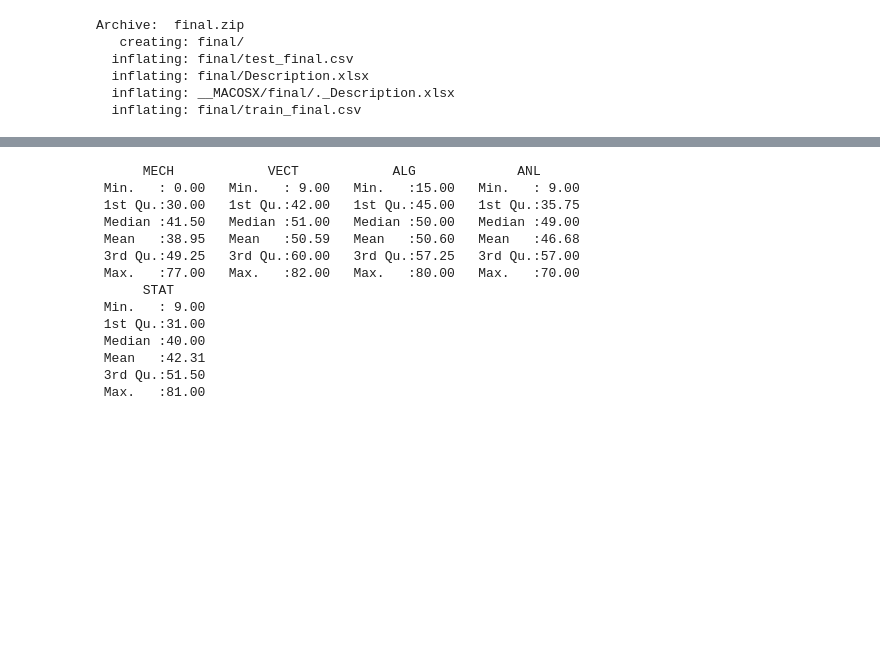
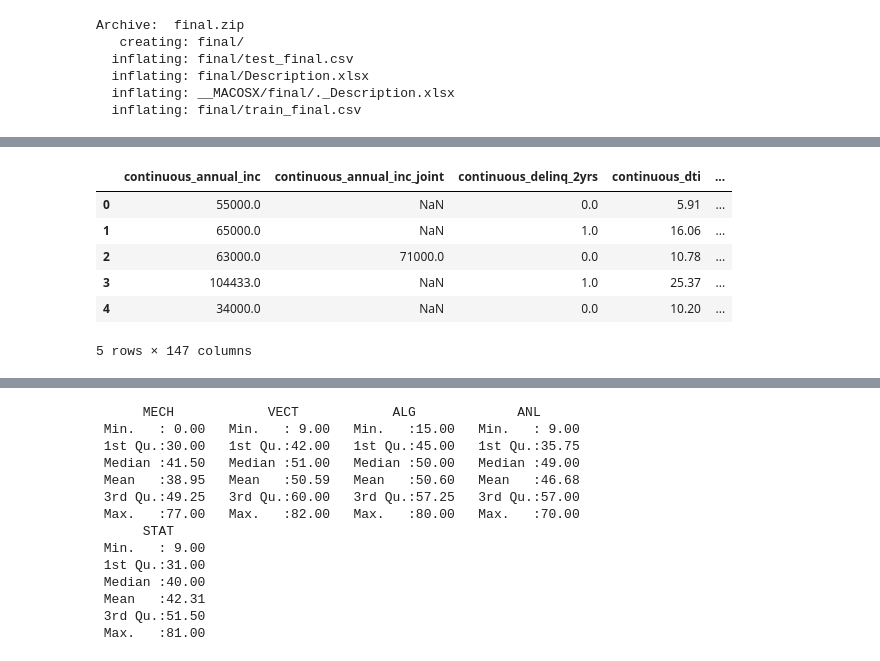
Before and after one commit to rwbfd/geek-training-camp, a Jupyter notebook: chap07/geek_bang_chap07.ipynb, the cells around one changed output, grey strips where cells are left out. Cells and saved outputs as stored; diff of their text form; code cells hidden in the pictures; blank space fills up the shorter version.

```diff
--- a/chap07/geek_bang_chap07.ipynb
+++ b/chap07/geek_bang_chap07.ipynb
@@ -35,0 +89,2 @@ test = pd.read_csv("final/test_final.csv", engine='python')
+# %%
+train['discrete_is_loan_10000'] = (train['continuous_loan_amnt']==10000).astype(np.int64)
@@ -35,0 +106,10 @@ test = pd.read_csv("final/test_final.csv", engine='python')
+# %%
+train.head()
+# %% [output]
+|  | continuous_annual_inc | continuous_annual_inc_joint | continuous_delinq_2yrs | continuous_dti | ... |
+| 0 | 55000.0 | NaN | 0.0 | 5.91 | ... |
+| 1 | 65000.0 | NaN | 1.0 | 16.06 | ... |
+| 2 | 63000.0 | 71000.0 | 0.0 | 10.78 | ... |
+| 3 | 104433.0 | NaN | 1.0 | 25.37 | ... |
+| 4 | 34000.0 | NaN | 0.0 | 10.20 | ... |
+5 rows × 147 columns
```
Also changed, not shown: parts of 33 cells of this notebook, 2 other files.
